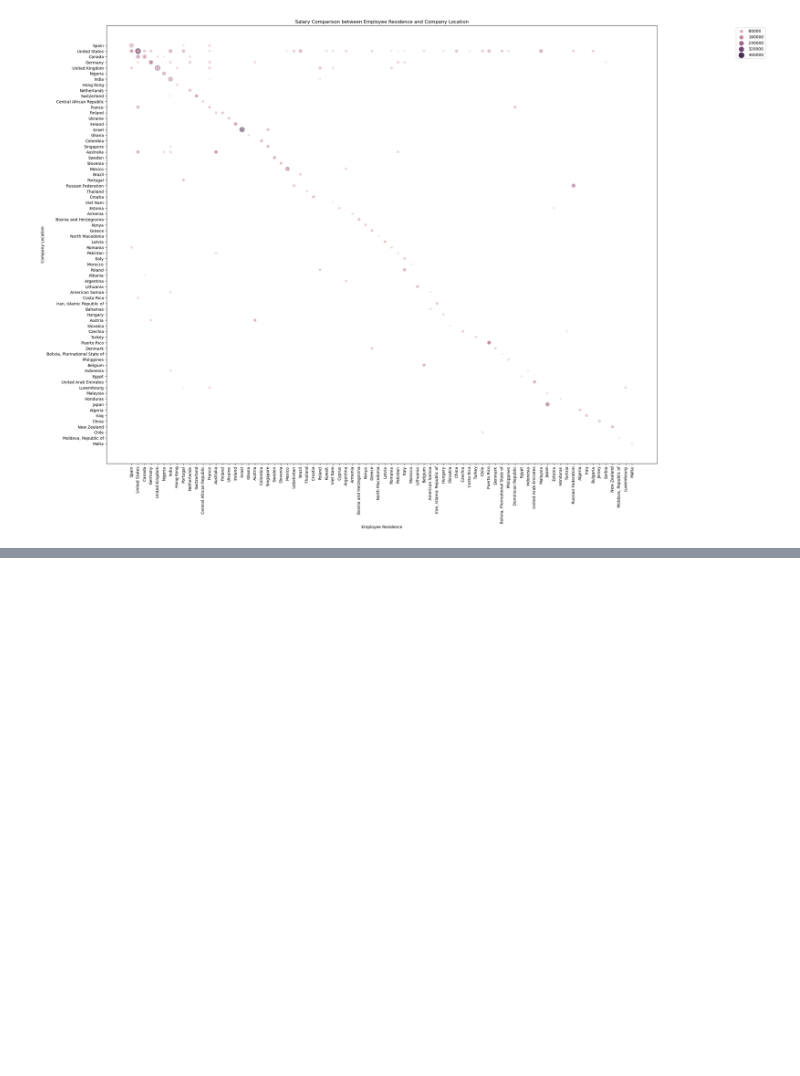
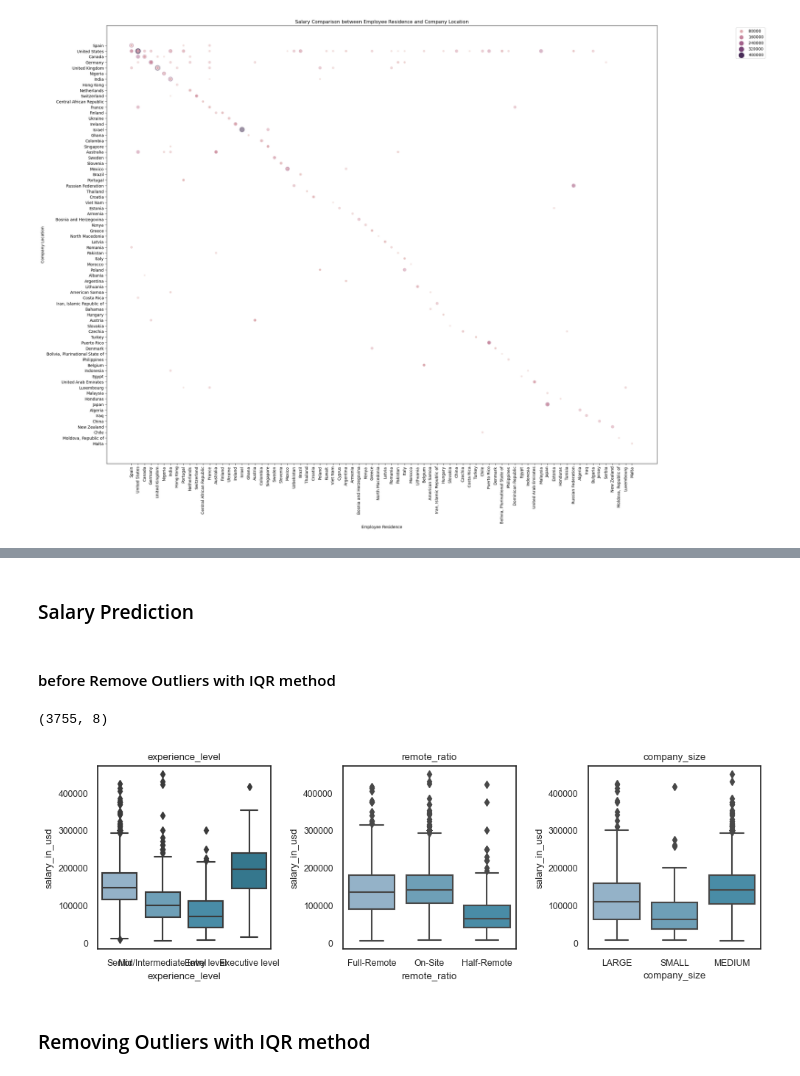
Before and after one commit to elvisramirez02/MachineLearning_PredictionModel, a Jupyter notebook: ADMN5016 Group Assignment.ipynb, the cells around one changed output, grey strips where cells are left out. Cells and saved outputs as stored; diff of their text form; code cells hidden in the pictures; blank space fills up the shorter version.

```diff
--- a/ADMN5016 Group Assignment.ipynb
+++ b/ADMN5016 Group Assignment.ipynb
@@ -459,0 +701,2 @@ plt.show()
+# %%
+mySalariesDF = mySalariesDF.drop(['work_year','salary','salary_currency','job_title'], axis=1)
@@ -459,0 +712,31 @@ plt.show()
+# %% [markdown]
+### Salary Prediction
+# %% [markdown]
+#### before Remove Outliers with IQR method
+# %%
+myMLdf = mySalariesDF.copy()
+myMLdf.shape
+# %% [output]
+(3755, 8)
+# %%
+##### Specify the columns
+feautures_columns = ['experience_level', 'remote_ratio', 'company_size']
+
+# Set the figure size
+plt.figure(figsize=(10, 6))
+
+
+for feature in feautures_columns:
+    plt.subplot(2, 3, feautures_columns.index(feature) + 1)
+    sns.boxplot(y='salary_in_usd', x=feature, data=myMLdf)
+    plt.title(feature)
+
+# Adjust the spacing between subplots
+plt.tight_layout()
+
+# Display the plots
+plt.show()
+# %% [output]
+[figure, added]
+# %% [markdown]
+### Removing Outliers with IQR method
```
Also changed, not shown: parts of 66 cells of this notebook.
